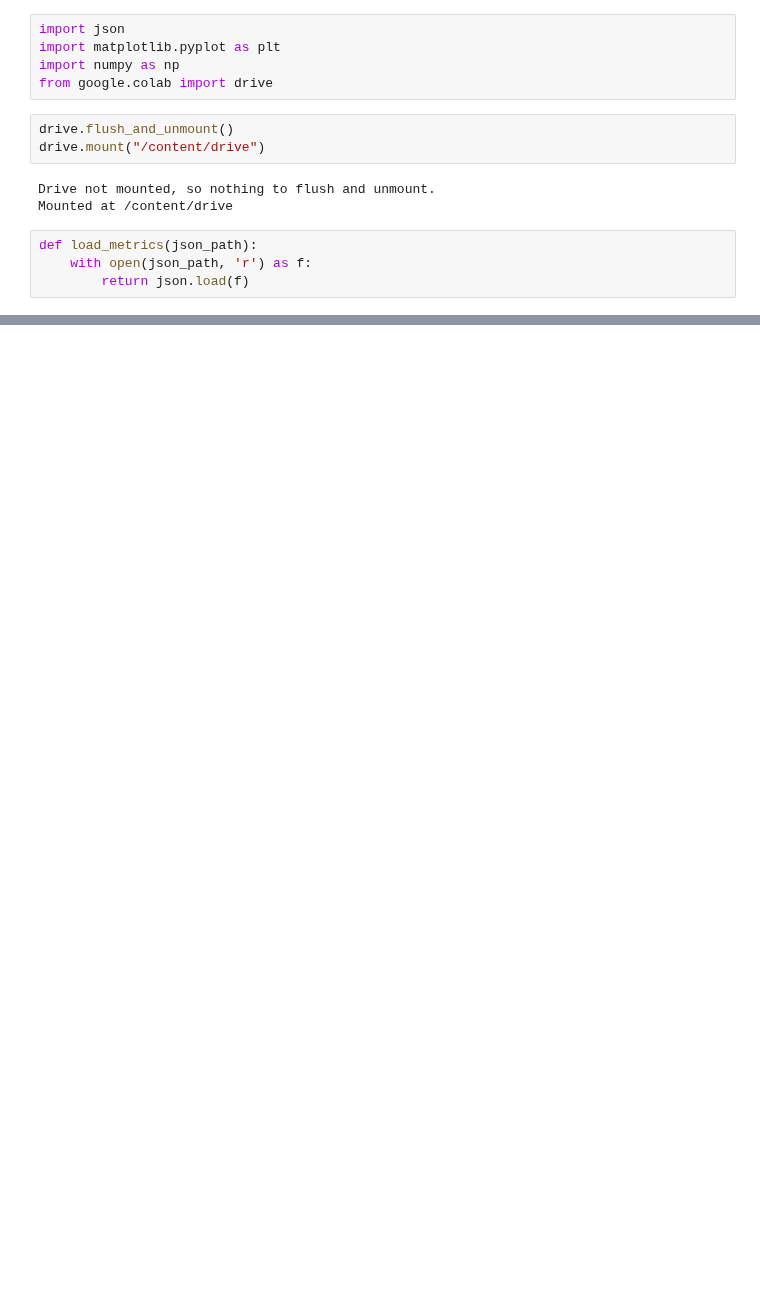
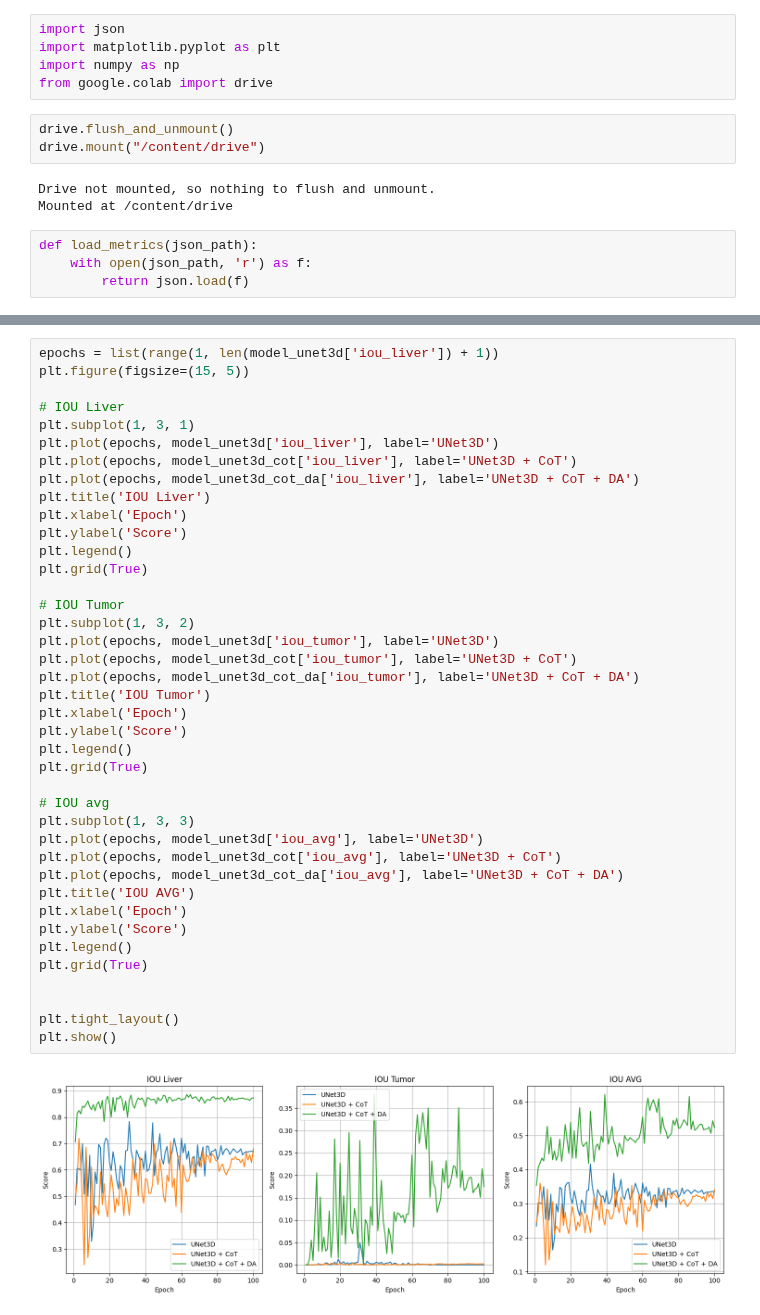
Before and after one commit to quanndm/kltn, a Jupyter notebook: notebooks/compare_models_metrics.ipynb, the cells around one changed output, grey strips where cells are left out. Saved outputs shown, nothing was run; the diff lists cells and outputs as text; blank space fills up the shorter version.

```diff
--- a/notebooks/compare_models_metrics.ipynb
+++ b/notebooks/compare_models_metrics.ipynb
@@ -83,0 +91,42 @@ plt.show()
+# %%
+epochs = list(range(1, len(model_unet3d['iou_liver']) + 1))
+plt.figure(figsize=(15, 5))
+
+# IOU Liver
+plt.subplot(1, 3, 1)
+plt.plot(epochs, model_unet3d['iou_liver'], label='UNet3D')
+plt.plot(epochs, model_unet3d_cot['iou_liver'], label='UNet3D + CoT')
+plt.plot(epochs, model_unet3d_cot_da['iou_liver'], label='UNet3D + CoT + DA')
+plt.title('IOU Liver')
+plt.xlabel('Epoch')
+plt.ylabel('Score')
+plt.legend()
+plt.grid(True)
+
+# IOU Tumor
+plt.subplot(1, 3, 2)
+plt.plot(epochs, model_unet3d['iou_tumor'], label='UNet3D')
+plt.plot(epochs, model_unet3d_cot['iou_tumor'], label='UNet3D + CoT')
+plt.plot(epochs, model_unet3d_cot_da['iou_tumor'], label='UNet3D + CoT + DA')
+plt.title('IOU Tumor')
+plt.xlabel('Epoch')
+plt.ylabel('Score')
+plt.legend()
+plt.grid(True)
+
+# IOU avg
+plt.subplot(1, 3, 3)
+plt.plot(epochs, model_unet3d['iou_avg'], label='UNet3D')
+plt.plot(epochs, model_unet3d_cot['iou_avg'], label='UNet3D + CoT')
+plt.plot(epochs, model_unet3d_cot_da['iou_avg'], label='UNet3D + CoT + DA')
+plt.title('IOU AVG')
+plt.xlabel('Epoch')
+plt.ylabel('Score')
+plt.legend()
+plt.grid(True)
+
+
+plt.tight_layout()
+plt.show()
+# %% [output]
+[figure, added]
```
Also changed, not shown: parts of 8 cells of this notebook.
